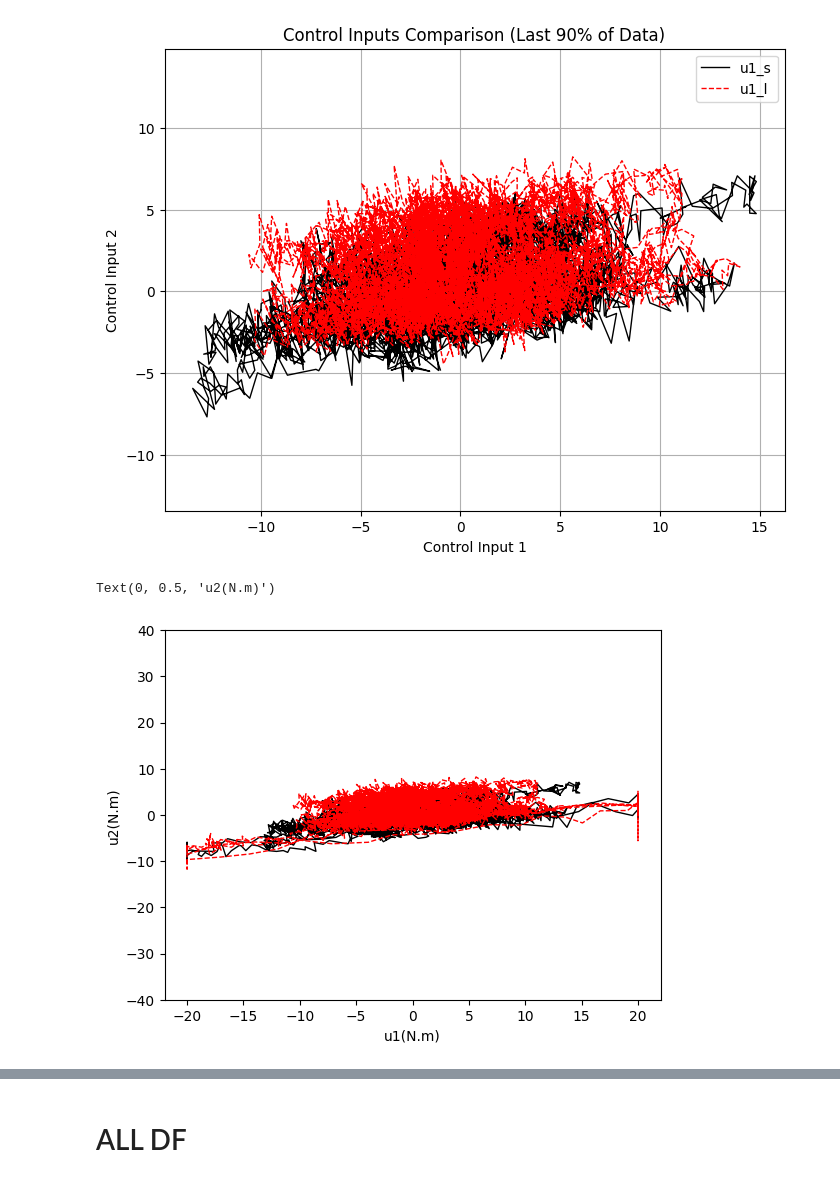
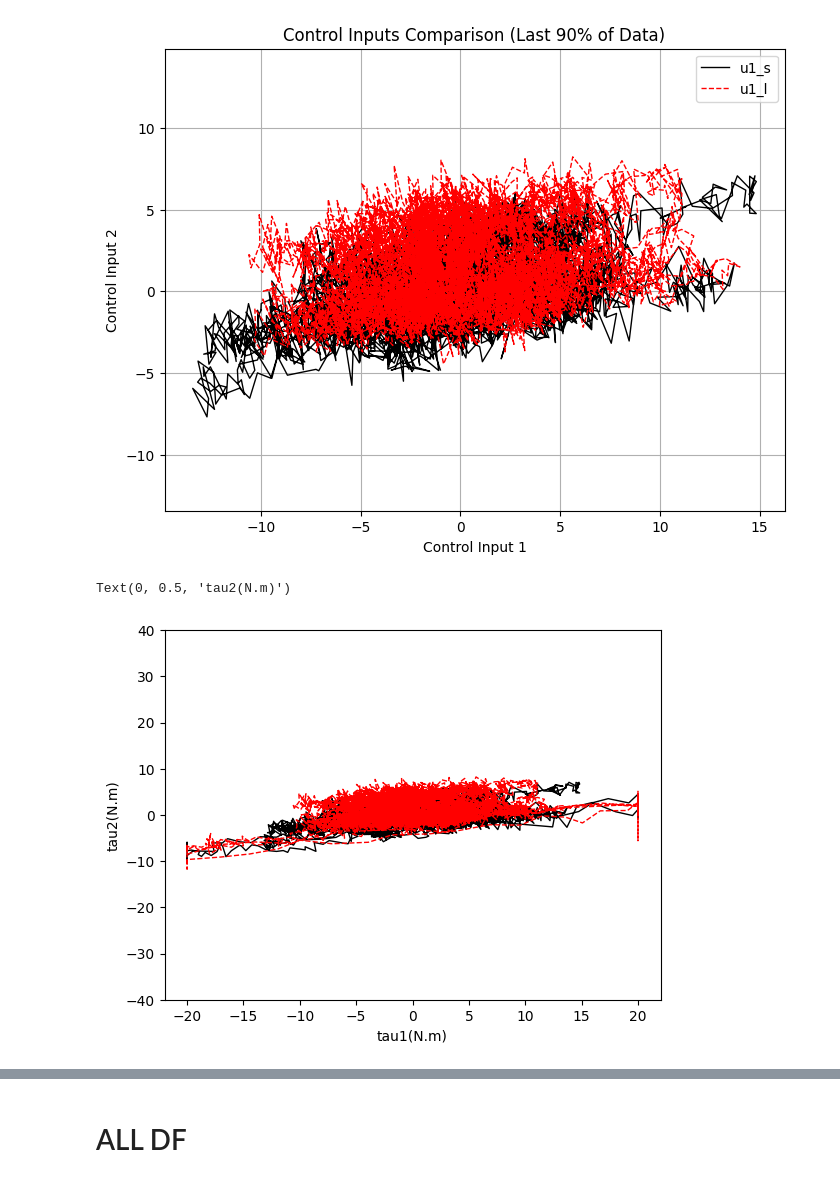
Before and after one commit to dalmatian-jp/MPC_donuts, a Jupyter notebook: data_analing.ipynb, the cells around one changed output, grey strips where cells are left out. Cells and saved outputs as stored; diff of their text form; code cells hidden in the pictures.

```diff
--- a/data_analing.ipynb
+++ b/data_analing.ipynb
@@ -270,3 +314,43 @@ df['G1_s_true'] = df_G['G1']
 df['G2_s_true'] = df_G['G2']
 df['NET_torque1'] = df_NET_torque['NET_torque1']
 df['NET_torque2'] = df_NET_torque['NET_torque2']
+# %%
+x_data = df[['q1_l_true', 'q2_l_true', 'dq1_l_true', 'dq2_l_true']].values
+u_data = df[['u1_l', 'u2_l']].values
+params = {
+    'm1': 28, 'm2': 53,
+    'L1': 0.9, 'L2': 0.88,
+    'I1': 9.21, 'I2': 5.35,
+    'g': 9.81
+}
+num_steps = len(x_data) - 1  # k=0 から k=n-1 まで
+dxdt_list = []
+G_list = []
+NET_torque = []
+M_inv_u_list = []
+M_inv_neg_G_list = []
+
+# 各時刻ステップで dxdt を計算
+for k in range(num_steps):
+    x_k = x_data[k]           # x[k]
+    u_k_next = u_data[k + 1]   # u[k+1]
+
+
+    dxdt,G = double_link_dynamics_takami(0, x_k, u_k_next, params)
+    dxdt_list.append(dxdt)
+    G_list.append(G)
+    NET_torque.append(compute_net_torque(0,x_k, u_k_next, params)[0])
+
+dxdt_array = np.array(dxdt_list)
+G_array = np.array(G_list)
+NET_torque_array = np.array(NET_torque)
+df_dxdt = pd.DataFrame(dxdt_list, columns=['dq1', 'dq2', 'ddq1', 'ddq2'])
+df_G = pd.DataFrame(G_list, columns=['G1', 'G2'])
+df_NET_torque = pd.DataFrame(NET_torque, columns=['NET_torque1', 'NET_torque2'])
+
+df['ddq1_l_true'] = df_dxdt['ddq1']
+df['ddq2_l_true'] = df_dxdt['ddq2']
+df['G1_l_true'] = df_G['G1']
+df['G2_l_true'] = df_G['G2']
+df['NET_torque1_l'] = df_NET_torque['NET_torque1']
+df['NET_torque2_l'] = df_NET_torque['NET_torque2']
@@ -1036,10 +1330,10 @@ else:
 # %%
 plt.plot(df['u1_s'], df['u2_s'], label='u1_s',color="black",linewidth=1)
 plt.plot(df['u1_l'], df['u2_l'], label='u1_l',linestyle="--",color="r",linewidth=1)
 plt.ylim(-40, 40)
 
-plt.xlabel('u1(N.m)')
-plt.ylabel('u2(N.m)')
+plt.xlabel('tau1(N.m)')
+plt.ylabel('tau2(N.m)')
 # %% [output]
-Text(0, 0.5, 'u2(N.m)')
+Text(0, 0.5, 'tau2(N.m)')
-[figure, old version]
+[figure, new version]
```
Also changed, not shown: parts of 33 cells of this notebook, 1 other file.
